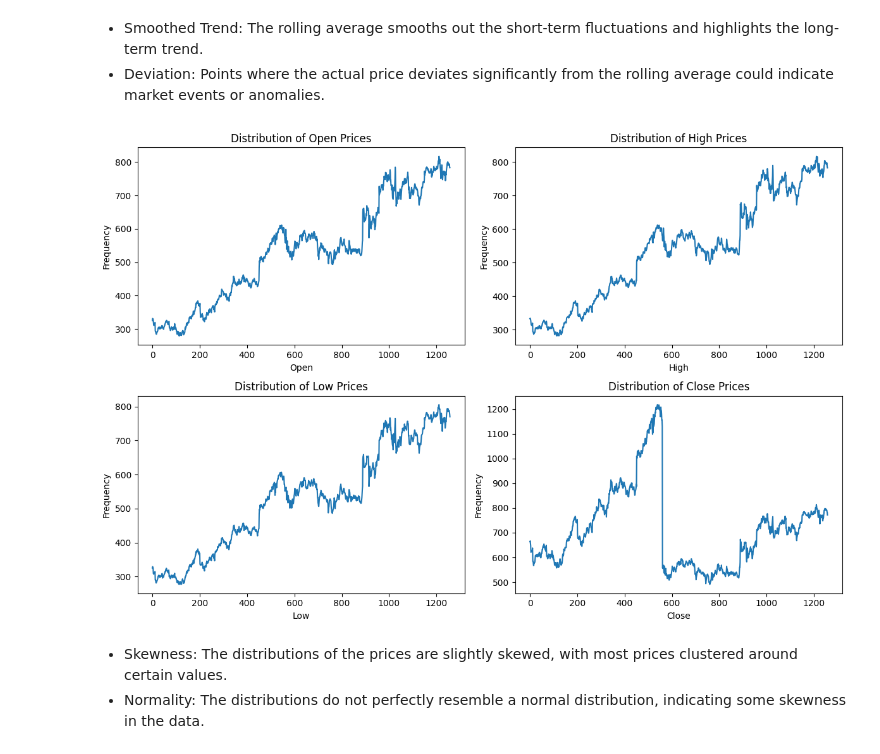
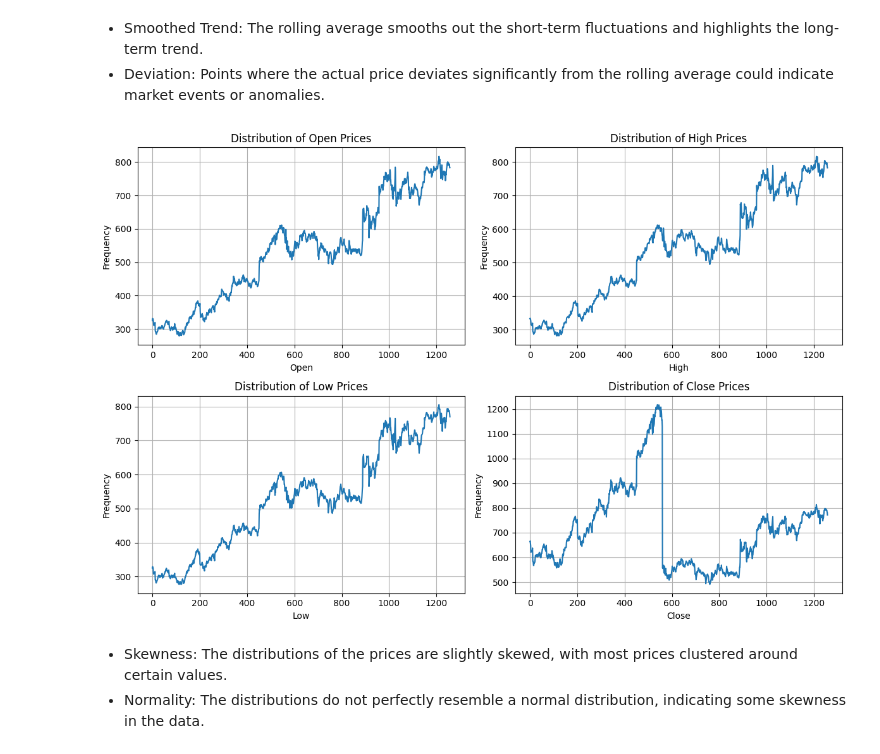
Before and after one commit to ganeshpatel01/Google_stock_price_prediction-using-LSTM, a Jupyter notebook: Google_stock_price_prediction using LSTM.ipynb, the cells around one changed output. Drawn from its saved outputs; the diff is of its cells as text; code cells hidden in the pictures.

```diff
--- a/Google_stock_price_prediction using LSTM.ipynb
+++ b/Google_stock_price_prediction using LSTM.ipynb
@@ -158,16 +158,17 @@ plt.show()
 # %%
 # Plot the distribution of prices
 plt.figure(figsize=(12, 8))
 for i, col in enumerate(['Open', 'High', 'Low', 'Close']):
     plt.subplot(2, 2, i+1)
     plt.plot(train_df[col])
     plt.title(f'Distribution of {col} Prices')
     plt.xlabel(col)
     plt.ylabel('Frequency')
+    plt.grid(True)
 plt.tight_layout()
 plt.show()
 # %% [output]
-[figure, old version]
+[figure, new version]
 # %% [markdown]
 - Skewness: The distributions of the prices are slightly skewed, with most prices clustered around certain values.
 - Normality: The distributions do not perfectly resemble a normal distribution, indicating some skewness in the data.
```
Also changed, not shown: parts of 6 cells of this notebook.
